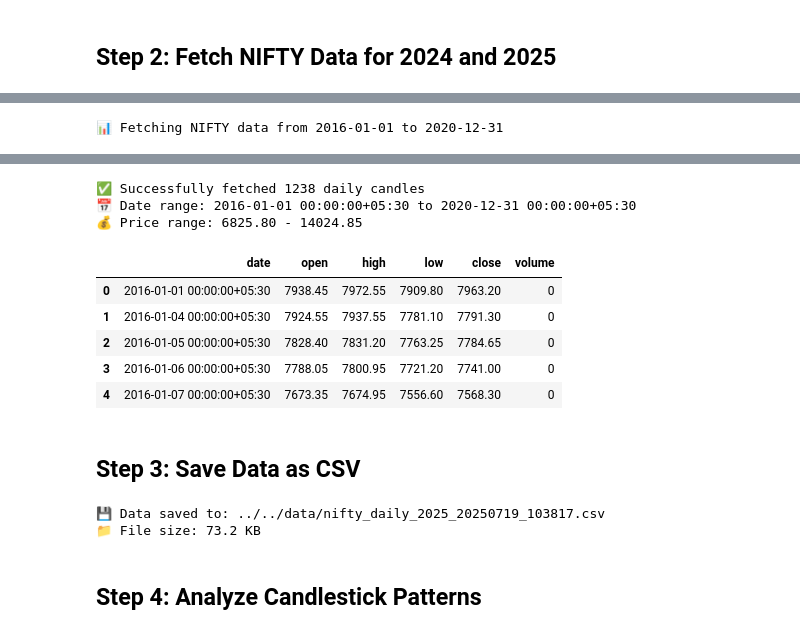
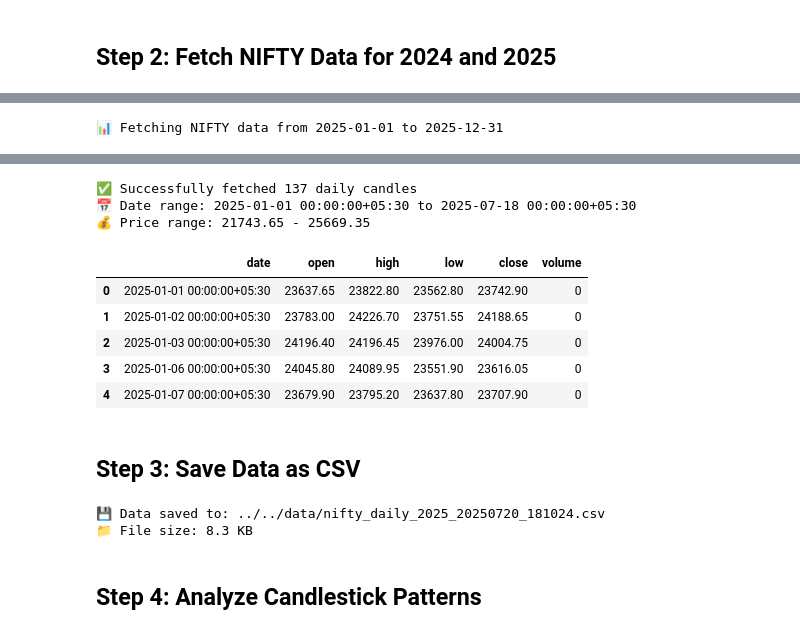
Before and after one commit to sangaw/candle-pattern-test, a Jupyter notebook: src/workflow/nifty_data_analysis_25years.ipynb, the cells around one changed output, grey strips where cells are left out. Cells and saved outputs as stored; diff of their text form; code cells hidden in the pictures.

```diff
--- a/src/workflow/nifty_data_analysis_25years.ipynb
+++ b/src/workflow/nifty_data_analysis_25years.ipynb
@@ -68,8 +68,8 @@ print(f"📁 Config path: {config_path}")
 ## Step 2: Fetch NIFTY Data for 2024 and 2025
 # %%
 # Define date range for 2025
-from_date = "2016-01-01"
-to_date = "2020-12-31"
+from_date = "2025-01-01"
+to_date = "2025-12-31"
 
 print(f"📊 Fetching NIFTY data from {from_date} to {to_date}")
 
@@ -102 +102 @@ else:
-📊 Fetching NIFTY data from 2016-01-01 to 2020-12-31
+📊 Fetching NIFTY data from 2025-01-01 to 2025-12-31
@@ -104,12 +104,12 @@ else:
-✅ Successfully fetched 1238 daily candles
-📅 Date range: 2016-01-01 00:00:00+05:30 to 2020-12-31 00:00:00+05:30
-💰 Price range: 6825.80 - 14024.85
+✅ Successfully fetched 137 daily candles
+📅 Date range: 2025-01-01 00:00:00+05:30 to 2025-07-18 00:00:00+05:30
+💰 Price range: 21743.65 - 25669.35
 |  | date | open | high | low | close | volume |
-| 0 | 2016-01-01 00:00:00+05:30 | 7938.45 | 7972.55 | 7909.80 | 7963.20 | 0 |
-| 1 | 2016-01-04 00:00:00+05:30 | 7924.55 | 7937.55 | 7781.10 | 7791.30 | 0 |
-| 2 | 2016-01-05 00:00:00+05:30 | 7828.40 | 7831.20 | 7763.25 | 7784.65 | 0 |
-| 3 | 2016-01-06 00:00:00+05:30 | 7788.05 | 7800.95 | 7721.20 | 7741.00 | 0 |
-| 4 | 2016-01-07 00:00:00+05:30 | 7673.35 | 7674.95 | 7556.60 | 7568.30 | 0 |
+| 0 | 2025-01-01 00:00:00+05:30 | 23637.65 | 23822.80 | 23562.80 | 23742.90 | 0 |
+| 1 | 2025-01-02 00:00:00+05:30 | 23783.00 | 24226.70 | 23751.55 | 24188.65 | 0 |
+| 2 | 2025-01-03 00:00:00+05:30 | 24196.40 | 24196.45 | 23976.00 | 24004.75 | 0 |
+| 3 | 2025-01-06 00:00:00+05:30 | 24045.80 | 24089.95 | 23551.90 | 23616.05 | 0 |
+| 4 | 2025-01-07 00:00:00+05:30 | 23679.90 | 23795.20 | 23637.80 | 23707.90 | 0 |
 # %% [markdown]
 ## Step 3: Save Data as CSV
 # %%
@@ -133,8 +133,8 @@ df.to_csv(csv_path, index=False)
 print(f"💾 Data saved to: {csv_path}")
 print(f"📁 File size: {csv_path.stat().st_size / 1024:.1f} KB")
 # %% [output]
-💾 Data saved to: ../../data/nifty_daily_2025_20250719_103817.csv
-📁 File size: 73.2 KB
+💾 Data saved to: ../../data/nifty_daily_2025_20250720_181024.csv
+📁 File size: 8.3 KB
 # %% [markdown]
 ## Step 4: Analyze Candlestick Patterns
 # %%
```
Also changed, not shown: parts of 2 cells of this notebook, 8 other files.
